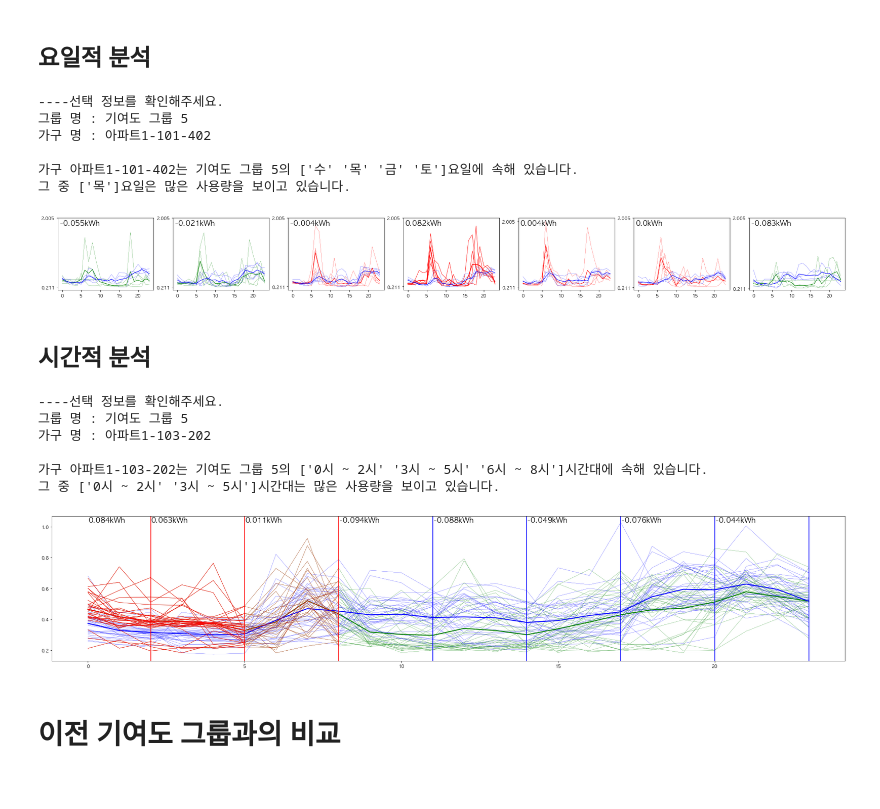
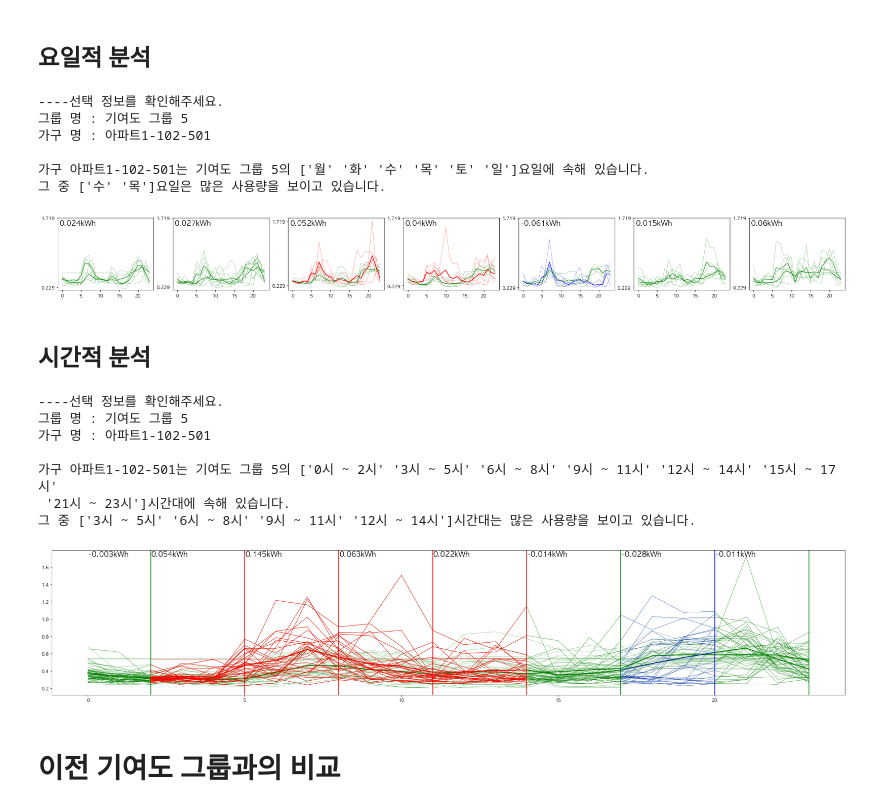
Before and after one commit to formegusto/distribution-by-contribution, a Jupyter notebook: Time Division KMeans pt.3 feedback idea.ipynb, the cells around one changed output. Saved outputs shown, nothing was run; the diff lists cells and outputs as text; code cells hidden in the pictures.

```diff
--- a/Time Division KMeans pt.3 feedback idea.ipynb
+++ b/Time Division KMeans pt.3 feedback idea.ipynb
@@ -754,6 +606,22 @@ plt.show()
 - 패턴을 클러스터링 하게 되면, 클러스터링 패턴을 기준으로 아래에 존재하는 패턴이 있고, 위에 존재하는 패턴이 있다.
 # %% [markdown]
 ## 요일적 분석
+# %%
+def sel_pos(value):
+    if value >= 1:
+        return "high"
+    elif value == 0:
+        return "eq"
+    else:
+        return "low"
+
+def pos_color(value):
+    if value == "high":
+        return "r"
+    elif value == "eq":
+        return 'g'
+    else:
+        return 'b'
 # %%
 sg, sh = consoling()
 
@@ -779,10 +647,12 @@ for weekday,day in enumerate(DAY_ARR):
 
     is_composite = DAY_ARR[weekday] in composite_day
     is_high = err_day_cont[DAY_ARR[weekday]] == "high"
+    _level = err_day_cont[DAY_ARR[weekday]]
+
     for pat_idx, h_pat in enumerate(_h_pattern):
         c_pat = _c_pattern[pat_idx]
-        ax[weekday].plot(h_pat, color='r' if is_composite else 'g', linewidth=0.75 if is_high else 0.3)
-        ax[weekday].plot(c_pat, color='b', linewidth=0.3)
+        ax[weekday].plot(h_pat, color=pos_color(_level), linewidth=0.3)
+        ax[weekday].plot(c_pat, color='g', linewidth=0.3)
 
     ax[weekday].text(0.02, 0.925, "{}kWh".format(
                 round((_h_pattern.mean() - _c_pattern.mean()) * 1000) / 1000),
@@ -790,17 +660,17 @@ for weekday,day in enumerate(DAY_ARR):
                 va="center",
                 transform=ax[weekday].transAxes,
                 fontsize=16)
-    ax[weekday].plot(_h_pattern.mean(axis=0), color='r' if is_composite else 'g', linewidth=1.5 if is_high else 1)
-    ax[weekday].plot(_c_pattern.mean(axis=0), color='b', linewidth=1)
+    ax[weekday].plot(_h_pattern.mean(axis=0), color=pos_color(_level), linewidth=1.5 if is_high else 1)
+    ax[weekday].plot(_c_pattern.mean(axis=0), color='g', linewidth=1)
     ax[weekday].set_yticks([df[sh].min(), df[sh].max()])
 # %% [output]
 ----선택 정보를 확인해주세요.
 그룹 명 : 기여도 그룹 5
-가구 명 : 아파트1-101-402
+가구 명 : 아파트1-102-501
 
-가구 아파트1-101-402는 기여도 그룹 5의 ['수' '목' '금' '토']요일에 속해 있습니다.
-그 중 ['목']요일은 많은 사용량을 보이고 있습니다.
+가구 아파트1-102-501는 기여도 그룹 5의 ['월' '화' '수' '목' '토' '일']요일에 속해 있습니다.
+그 중 ['수' '목']요일은 많은 사용량을 보이고 있습니다.
-[figure, old version]
+[figure, new version]
 # %% [markdown]
 ## 시간적 분석
 # %%
@@ -825,45 +695,46 @@ plt.figure(figsize=(32,6))
 for pat_idx, h_pat in enumerate(_h_pattern):
     c_pat = _c_pattern[pat_idx]
     plt.plot(h_pat, color='g', linewidth=0.3)
-    plt.plot(c_pat, color='b', linewidth=0.3)
+    plt.plot(c_pat, color='g', linewidth=0.3)
 
 plt.plot(_h_pattern.mean(axis=0), color='g', linewidth=2)
-plt.plot(_c_pattern.mean(axis=0), color='b', linewidth=2)
+plt.plot(_c_pattern.mean(axis=0), color='g', linewidth=2)
 
 max_kwh = _h_pattern.max() if _h_pattern.max() > _c_pattern.max() else _c_pattern.max()
 
 for idx,time in enumerate(range(2, 24, 3)):
     time_kor = TIME_KOR_STR[idx]
     is_composite = time_kor in composite_time
     is_high = err_time_cont[time_kor] == "high"
+    _level = err_time_cont[time_kor]
 
-    plt.axvline(time, color='r' if is_composite else 'b')
+    plt.axvline(time, color=pos_color(_level))
 
 
     start_time = time - 3
     start_time = 0 if start_time < 0 else start_time
 
     end_time = time + 1
 
     _time_h_pattern = _h_pattern[:, start_time: end_time]
     _time_c_pattern = _c_pattern[:, start_time: end_time]
 
     plt.text(start_time + 0.02, max_kwh, "{}kWh".format(
                 round((_time_h_pattern.mean() - _time_c_pattern.mean()) * 1000) / 1000),
             fontsize=16)
-    if is_composite:
-        for pat_idx, h_pat in enumerate(_time_h_pattern):
-            plt.plot(range(start_time, end_time), h_pat, color='r', linewidth=0.75 if is_high else 0.3)
+    for pat_idx, h_pat in enumerate(_time_h_pattern):
+        plt.plot(range(start_time, end_time), h_pat, color=pos_color(_level), linewidth=0.75 if is_high else 0.3)
 
-        plt.plot(range(start_time, end_time), _time_h_pattern.mean(axis=0), color='r', linewidth=2 if is_high else 1)
+    plt.plot(range(start_time, end_time), _time_h_pattern.mean(axis=0), color=pos_color(_level), linewidth=2 if is_high else 1)
 # %% [output]
 ----선택 정보를 확인해주세요.
 그룹 명 : 기여도 그룹 5
-가구 명 : 아파트1-103-202
+가구 명 : 아파트1-102-501
 
-가구 아파트1-103-202는 기여도 그룹 5의 ['0시 ~ 2시' '3시 ~ 5시' '6시 ~ 8시']시간대에 속해 있습니다.
-그 중 ['0시 ~ 2시' '3시 ~ 5시']시간대는 많은 사용량을 보이고 있습니다.
+가구 아파트1-102-501는 기여도 그룹 5의 ['0시 ~ 2시' '3시 ~ 5시' '6시 ~ 8시' '9시 ~ 11시' '12시 ~ 14시' '15시 ~ 17시'
+ '21시 ~ 23시']시간대에 속해 있습니다.
+그 중 ['3시 ~ 5시' '6시 ~ 8시' '9시 ~ 11시' '12시 ~ 14시']시간대는 많은 사용량을 보이고 있습니다.
-[figure, old version]
+[figure, new version]
 # %% [markdown]
 # 이전 기여도 그룹과의 비교
 # %% [markdown]
```
Also changed, not shown: parts of 29 cells of this notebook.
